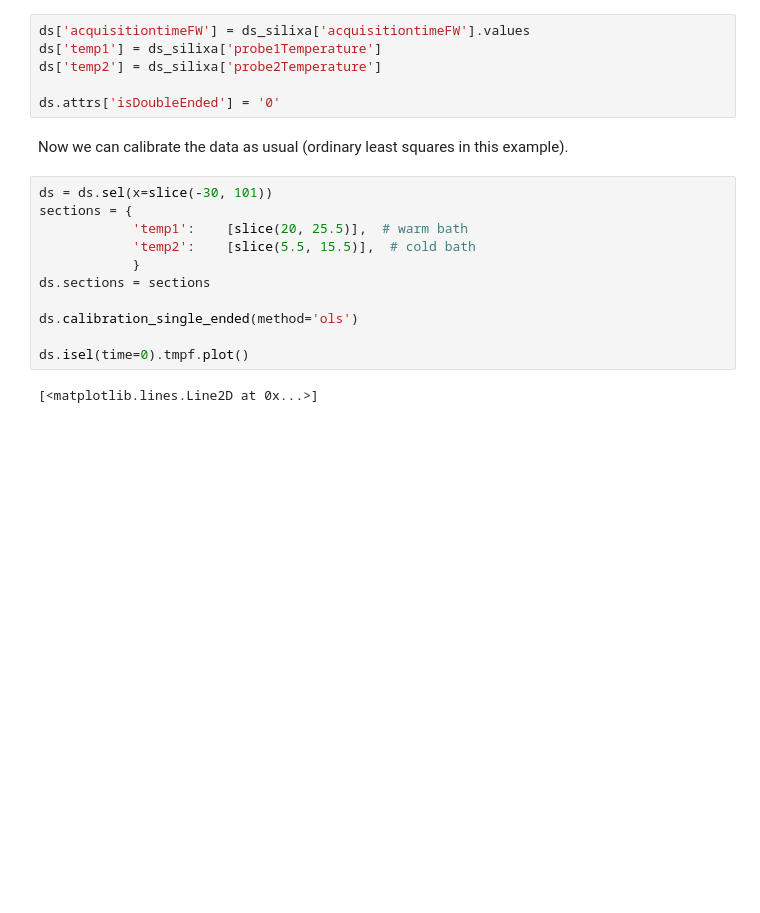
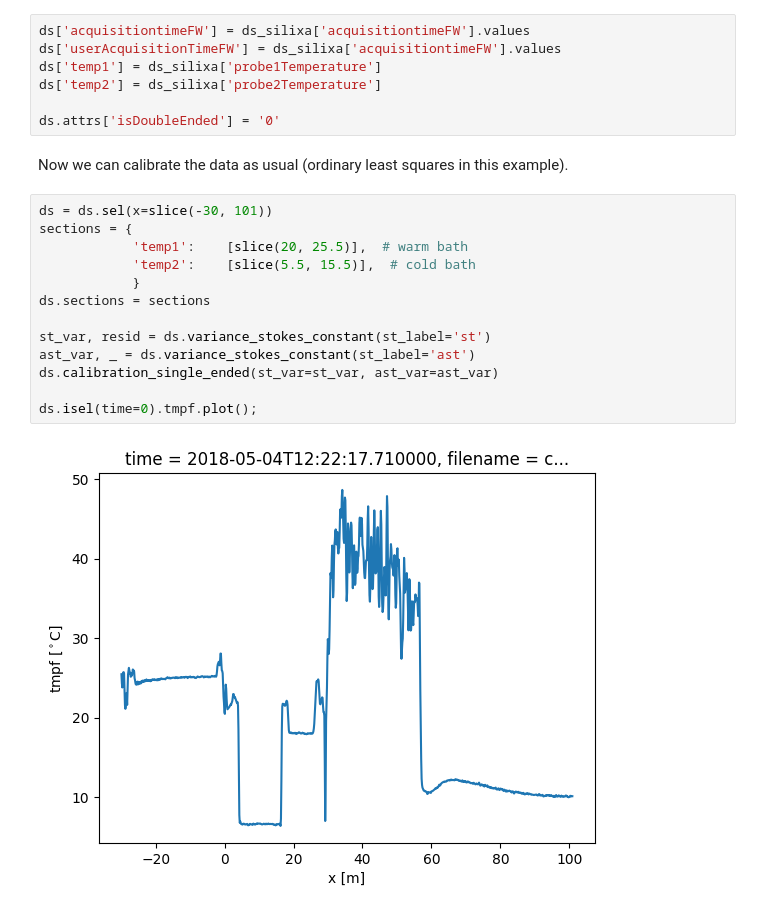
Before and after one commit to dtscalibration/python-dts-calibration, a Jupyter notebook: examples/notebooks/12Datastore_from_numpy_arrays.ipynb, the cells around one changed output. Cells and saved outputs as stored; diff of their text form; blank space fills up the shorter version.

```diff
--- a/examples/notebooks/12Datastore_from_numpy_arrays.ipynb
+++ b/examples/notebooks/12Datastore_from_numpy_arrays.ipynb
@@ -70,6 +70,7 @@ For calibration, a few more paramaters are needed:
 We'll put these into the custom `DataStore`:
 # %%
 ds['acquisitiontimeFW'] = ds_silixa['acquisitiontimeFW'].values
+ds['userAcquisitionTimeFW'] = ds_silixa['acquisitiontimeFW'].values
 ds['temp1'] = ds_silixa['probe1Temperature']
 ds['temp2'] = ds_silixa['probe2Temperature']
 
@@ -79,13 +80,15 @@ Now we can calibrate the data as usual (ordinary least squares in this example).
 # %%
 ds = ds.sel(x=slice(-30, 101))
 sections = {
             'temp1':    [slice(20, 25.5)],  # warm bath
             'temp2':    [slice(5.5, 15.5)],  # cold bath
             }
 ds.sections = sections
 
-ds.calibration_single_ended(method='ols')
+st_var, resid = ds.variance_stokes_constant(st_label='st')
+ast_var, _ = ds.variance_stokes_constant(st_label='ast')
+ds.calibration_single_ended(st_var=st_var, ast_var=ast_var)
 
-ds.isel(time=0).tmpf.plot()
+ds.isel(time=0).tmpf.plot();
 # %% [output]
-[<matplotlib.lines.Line2D at 0x...>]
+[figure, added]
```
Also changed, not shown: parts of 1 cell of this notebook, 3 other files.
